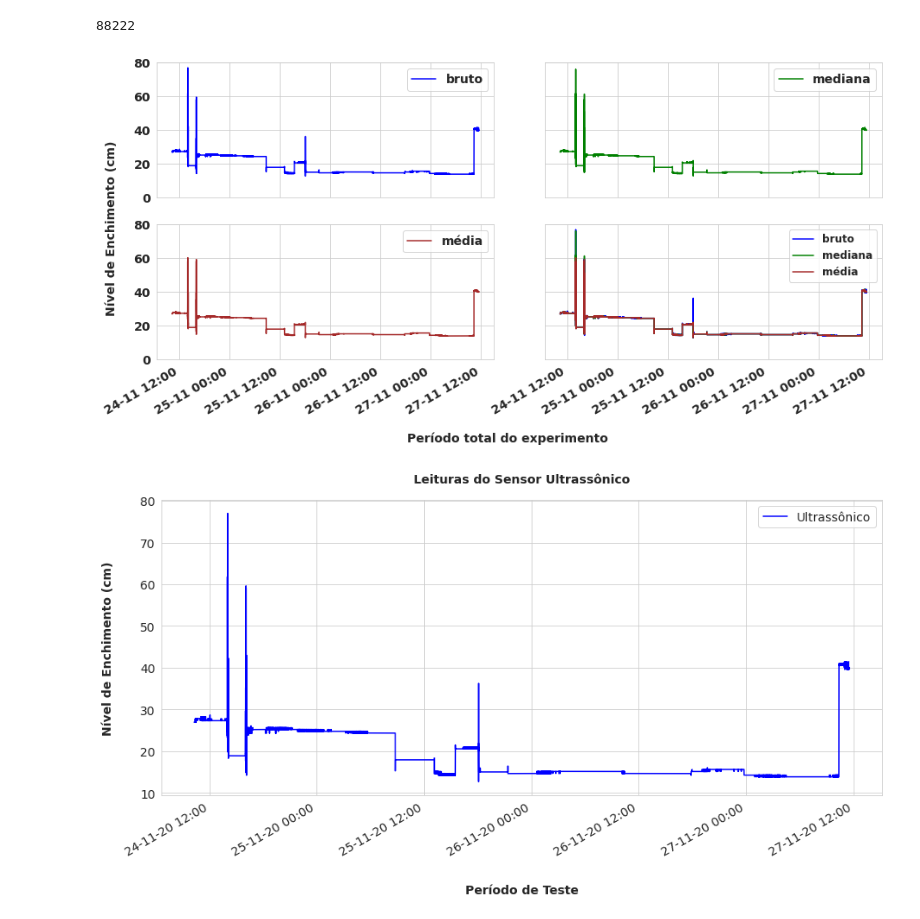
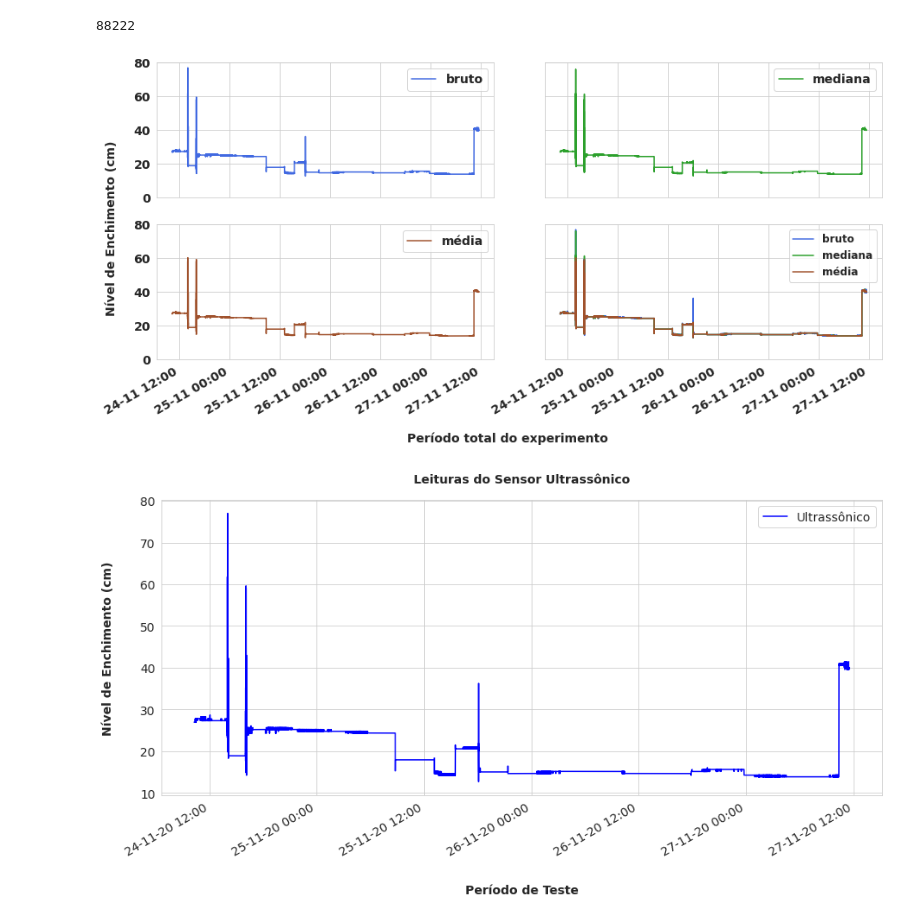
Before and after one commit to wasp-lahis/Coleta_Residuos, a Jupyter notebook: Heltech_Esp32/lidar_codes/vl53l0x_lidar_vs_sonar/experimento_24-27_11_2020/vl53l0x_lidar_vs_sonar.ipynb, the cells around one changed output. Cells and saved outputs as stored; diff of their text form; code cells hidden in the pictures.

Commit message:
colors and ideal chart plot

```diff
--- a/Heltech_Esp32/lidar_codes/vl53l0x_lidar_vs_sonar/experimento_24-27_11_2020/vl53l0x_lidar_vs_sonar.ipynb
+++ b/Heltech_Esp32/lidar_codes/vl53l0x_lidar_vs_sonar/experimento_24-27_11_2020/vl53l0x_lidar_vs_sonar.ipynb
@@ -99,13 +99,13 @@ fig, axes = plt.subplots(nrows=2, ncols=2,sharey=True,figsize=(15, 7))
 
 plt.subplots_adjust(wspace=0.15, hspace=0.2)
 
-bin_measures_df.plot(kind='line',x="time", y='sonar_raw', label ='bruto', color = 'blue',ax=axes[0,0])
-bin_measures_df.plot(kind='line',x="time", y='sonar_median', label ='mediana', color = 'green',ax=axes[0,1])
-bin_measures_df.plot(kind='line',x="time", y='sonar_mean', label ='média', color = 'brown',ax=axes[1,0],legend=True)
+bin_measures_df.plot(kind='line',x="time", y='sonar_raw', label ='bruto', color = 'royalblue',ax=axes[0,0])
+bin_measures_df.plot(kind='line',x="time", y='sonar_median', label ='mediana', color = 'tab:green',ax=axes[0,1])
+bin_measures_df.plot(kind='line',x="time", y='sonar_mean', label ='média', color = 'sienna',ax=axes[1,0],legend=True)
 
-bin_measures_df.plot(kind='line',x="time", y='sonar_raw', label ='bruto', color = 'blue',ax=axes[1,1])
-bin_measures_df.plot(kind='line',x="time", y='sonar_median', label ='mediana', color = 'green',ax=axes[1,1])
-bin_measures_df.plot(kind='line',x="time", y='sonar_mean',label ='média', color = 'brown',ax=axes[1,1])
+bin_measures_df.plot(kind='line',x="time", y='sonar_raw', label ='bruto', color = 'royalblue',ax=axes[1,1])
+bin_measures_df.plot(kind='line',x="time", y='sonar_median', label ='mediana', color = 'tab:green',ax=axes[1,1])
+bin_measures_df.plot(kind='line',x="time", y='sonar_mean',label ='média', color = 'sienna',ax=axes[1,1])
 
 
 axes[1,1].xaxis.set_major_formatter(xfmt)
@@ -123,34 +123,34 @@ for tick in axes[1,1].get_xticklabels():
 
 
 axes[0,0].xaxis.label.set_visible(False)
 axes[0,1].xaxis.label.set_visible(False)
 axes[1,0].xaxis.label.set_visible(False)
 axes[1,1].xaxis.label.set_visible(False)
 
 axes[0,0].set_ylim([0,80])
 axes[0,1].set_ylim([0,80])
 axes[1,0].set_ylim([0,80])
 axes[1,1].set_ylim([0,80])
 
 # loc = 1 -> upper right
 axes[1,1].legend(loc=1, prop={'size': 12})
 
 # ttl = ax.title
 # ttl.set_position([.5, 1.0])
 
 # fig.suptitle("Leituras do Sensor Ultrassônico", fontweight='bold', fontsize = 14, y = 0.96)
 plt.xlabel('Período de Teste', fontsize=18,labelpad=30)
 plt.ylabel('', fontsize=18, labelpad=30)
 
 # fig.text(x,y)
 fig.text(0.5, 0.01, 'Período total do experimento', ha='center', fontweight='bold')
 fig.text(0.07, 0.5, 'Nível de Enchimento (cm)', va='center', rotation='vertical', fontweight='bold')
 
 plt.show()
 
 fig.savefig('sonar_filtros.png', bbox_inches='tight')
 # %% [output]
-[figure, old version]
+[figure, new version]
 # %%
 # ajust x axis datetime
 # xfmt = mdates.DateFormatter('%d-%m-%y %H:%M')
```
Also changed, not shown: parts of 3 cells of this notebook, 2 other files.
